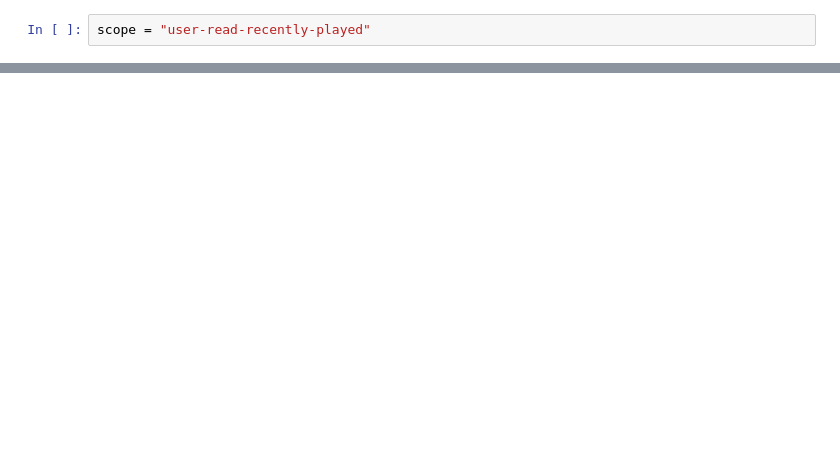
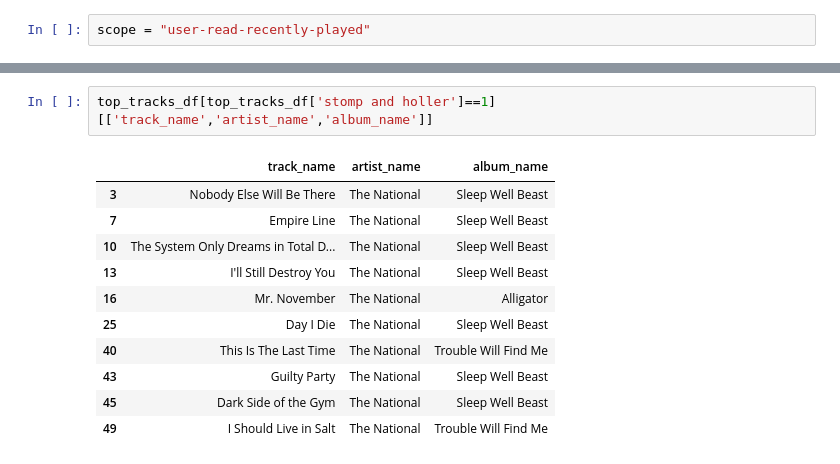
Before and after one commit to ChiaraMasiero/musixplore, a Jupyter notebook: test.ipynb, the cells around one changed output, grey strips where cells are left out. Saved outputs shown, nothing was run; the diff lists cells and outputs as text; blank space fills up the shorter version.

```diff
--- a/test.ipynb
+++ b/test.ipynb
@@ -71,0 +139,14 @@ dict_keys(['num_samples', 'duration', 'sample_md5', 'offset_seconds', 'window_se
+# %%
+top_tracks_df[top_tracks_df['stomp and holler']==1][['track_name','artist_name','album_name']]
+# %% [output]
+|  | track_name | artist_name | album_name |
+| 3 | Nobody Else Will Be There | The National | Sleep Well Beast |
+| 7 | Empire Line | The National | Sleep Well Beast |
+| 10 | The System Only Dreams in Total D... | The National | Sleep Well Beast |
+| 13 | I'll Still Destroy You | The National | Sleep Well Beast |
+| 16 | Mr. November | The National | Alligator |
+| 25 | Day I Die | The National | Sleep Well Beast |
+| 40 | This Is The Last Time | The National | Trouble Will Find Me |
+| 43 | Guilty Party | The National | Sleep Well Beast |
+| 45 | Dark Side of the Gym | The National | Sleep Well Beast |
+| 49 | I Should Live in Salt | The National | Trouble Will Find Me |
```
Also changed, not shown: parts of 29 cells of this notebook.
